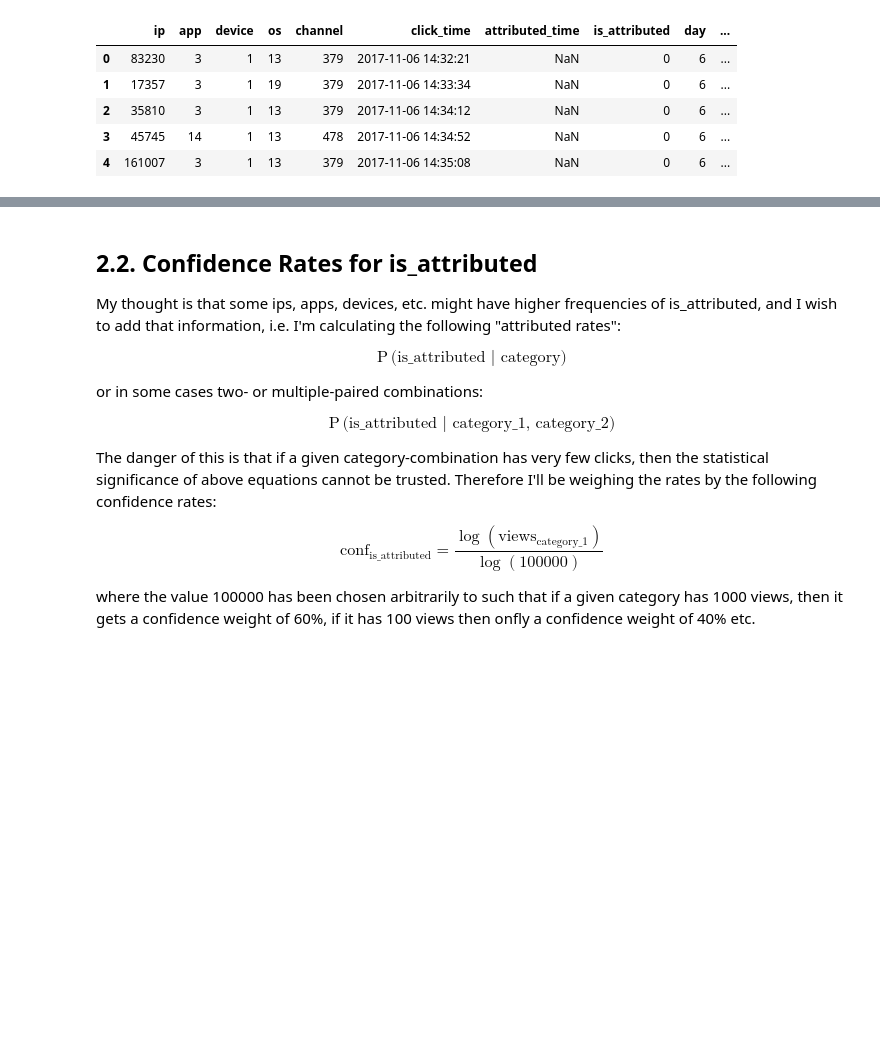
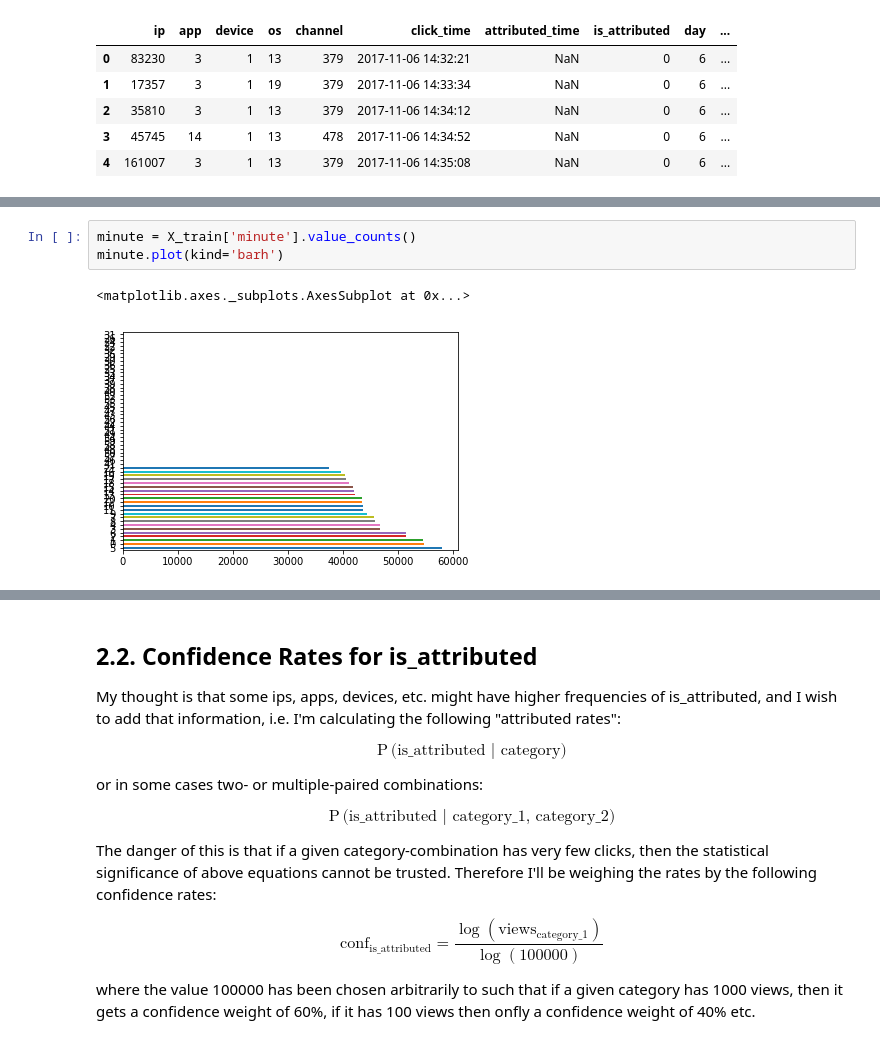
Before and after one commit to hongyp/7390_TalkingData-Ad-Tracking-Fraud-Detection, a Jupyter notebook: Feature_creation.ipynb, the cells around one changed output, grey strips where cells are left out. Saved outputs shown, nothing was run; the diff lists cells and outputs as text; blank space fills up the shorter version.

```diff
--- a/Feature_creation.ipynb
+++ b/Feature_creation.ipynb
@@ -45,0 +50,6 @@ X_train.head()
+# %%
+minute = X_train['minute'].value_counts()
+minute.plot(kind='barh')
+# %% [output]
+<matplotlib.axes._subplots.AxesSubplot at 0x...>
+[figure, added]
```
Also changed, not shown: parts of 28 cells of this notebook, 6 other files.
